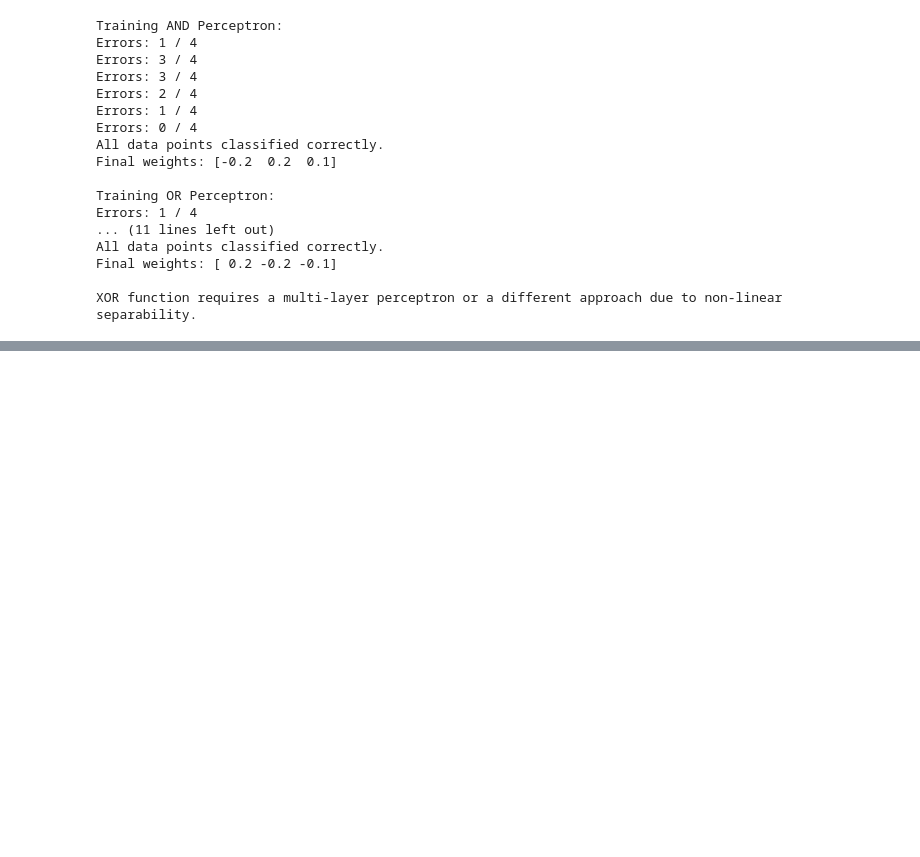
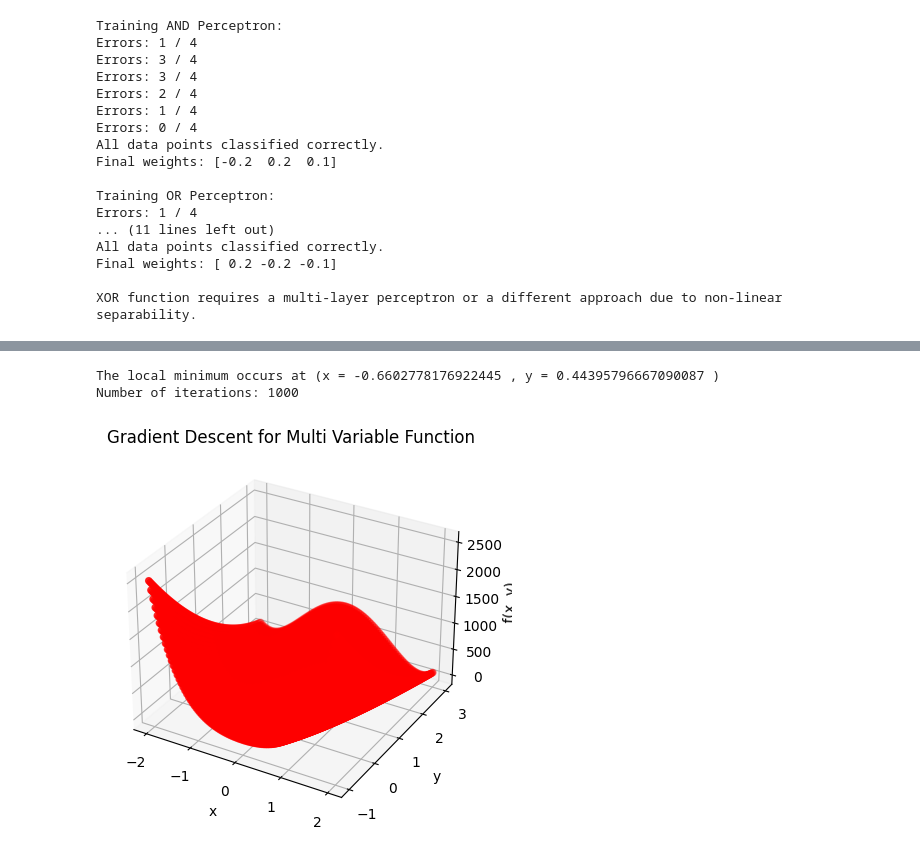
Before and after one commit to Donalizasaji/DL, a Jupyter notebook: 2348515_DL_Lab_01.ipynb, the cells around one changed output, grey strips where cells are left out. Saved outputs shown, nothing was run; the diff lists cells and outputs as text; code cells hidden in the pictures; blank space fills up the shorter version.

```diff
--- a/2348515_DL_Lab_01.ipynb
+++ b/2348515_DL_Lab_01.ipynb
@@ -148,0 +116,49 @@ Number of iterations: 1000
+# %%
+
+
+from mpl_toolkits.mplot3d import Axes3D
+
+# Multi variable gradient descent
+def gradient_descent_multi_variable(learning_rate, precision, start_point):
+    x, y = start_point
+    iterations = 0
+    previous_step_size = 1
+    max_iterations = 1000  # Maximum number of iterations to prevent infinite loop
+
+    # Define the function and its derivatives
+    df_dx = lambda x, y: 2*(200*x**3 - 200*x*y + x - 1)
+    df_dy = lambda x, y: 200*(y - x**2)
+    f = lambda x, y: (1 - x)**2 + 100*(y - x**2)**2
+
+    # Gradient descent algorithm
+    while previous_step_size > precision and iterations < max_iterations:
+        prev_x, prev_y = x, y
+        x = x - learning_rate * df_dx(prev_x, prev_y)
+        y = y - learning_rate * df_dy(prev_x, prev_y)
+        previous_step_size = np.sqrt((x - prev_x)**2 + (y - prev_y)**2)
+        iterations += 1
+
+    print("The local minimum occurs at (x =", x, ", y =", y, ")")
+    print("Number of iterations:", iterations)
+
+    # Visualize the function and the minimum
+    fig = plt.figure()
+    ax = fig.add_subplot(111, projection='3d')
+    x_vals = np.linspace(-2, 2, 100)
+    y_vals = np.linspace(-1, 3, 100)
+    x, y = np.meshgrid(x_vals, y_vals)
+    z = f(x, y)
+    ax.plot_surface(x, y, z, cmap='viridis')
+    ax.scatter(x, y, f(x, y), color='red', label='Minima')
+    ax.set_xlabel('x')
+    ax.set_ylabel('y')
+    ax.set_zlabel('f(x, y)')
+    ax.set_title('Gradient Descent for Multi Variable Function')
+    plt.show()
+
+# Call the function with desired parameters
+gradient_descent_multi_variable(0.001, 0.0001, [-1.5, 2])
+# %% [output]
+The local minimum occurs at (x = -0.6602778176922445 , y = 0.44395796667090087 )
+Number of iterations: 1000
+[figure, added]
```
Also changed, not shown: parts of 2 cells of this notebook.
